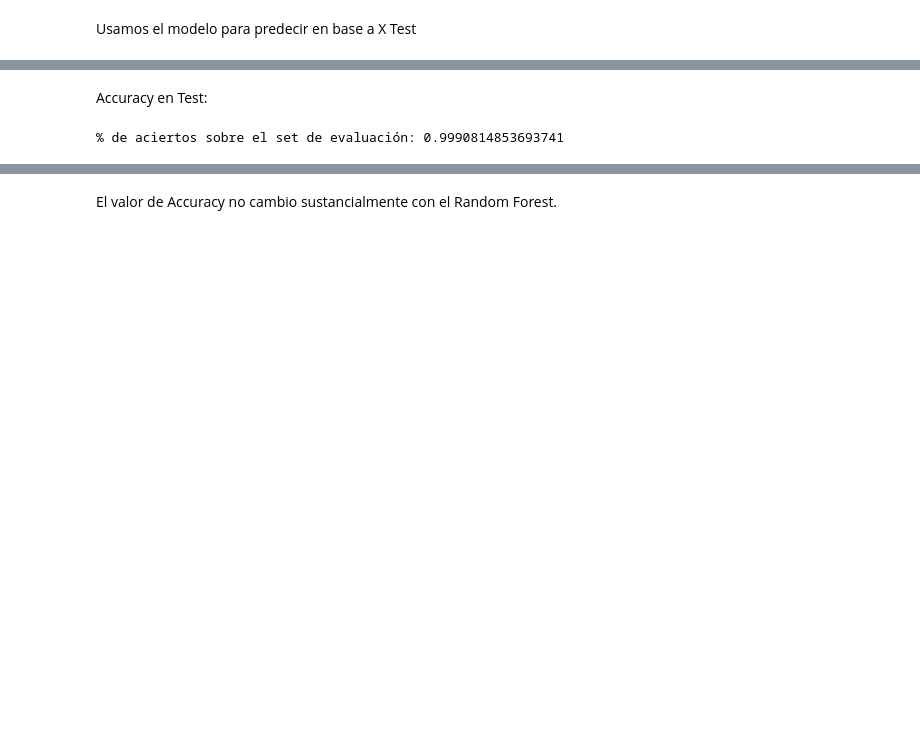
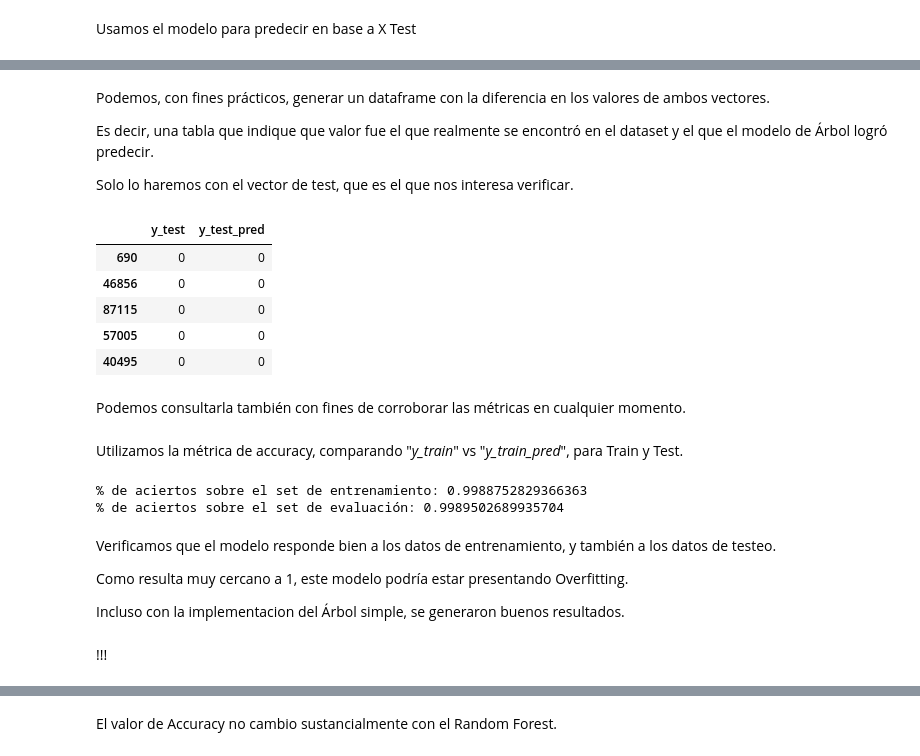
Before and after one commit to Juampo933/Fraud_Prediction_Model, a Jupyter notebook: 2da_Entrega_Algoritmos_de_clasificación_Análisis_de_Fraudes_Borges_Poggio_Cortez.ipynb, the cells around one changed output, grey strips where cells are left out. Drawn from its saved outputs; the diff is of its cells as text; code cells hidden in the pictures; blank space fills up the shorter version.

```diff
--- a/2da_Entrega_Algoritmos_de_clasificación_Análisis_de_Fraudes_Borges_Poggio_Cortez.ipynb
+++ b/2da_Entrega_Algoritmos_de_clasificación_Análisis_de_Fraudes_Borges_Poggio_Cortez.ipynb
@@ -772,8 +795,0 @@ y_test_pred = model.predict(x_test)
-# %% [markdown]
-Accuracy en Test:
-# %%
-
-test_accuracy = accuracy_score(y_test, y_test_pred)
-print('% de aciertos sobre el set de evaluación:',test_accuracy)
-# %% [output]
-% de aciertos sobre el set de evaluación: 0.9990814853693741
@@ -779,0 +799,43 @@ print('% de aciertos sobre el set de evaluación:',test_accuracy)
+# %% [markdown]
+Podemos, con fines prácticos, generar un dataframe con la diferencia en los valores de ambos vectores.
+
+Es decir, una tabla que indique que valor fue el que realmente se encontró en el dataset y el que el modelo de Árbol logró predecir.
+
+Solo lo haremos con el vector de test, que es el que nos interesa verificar.
+# %%
+df_dif = pd.DataFrame({'y_test':y_test ,'y_test_pred':y_test_pred})
+df_dif.head()
+# %% [output]
+|  | y_test | y_test_pred |
+| 690 | 0 | 0 |
+| 46856 | 0 | 0 |
+| 87115 | 0 | 0 |
+| 57005 | 0 | 0 |
+| 40495 | 0 | 0 |
+# %% [markdown]
+Podemos consultarla también con fines de corroborar las métricas en cualquier momento.
+# %% [markdown]
+Utilizamos la métrica de accuracy, comparando "*y_train*" vs "*y_train_pred*", para Train y Test.
+# %%
+from sklearn.metrics import accuracy_score
+
+
+train_accuracy = accuracy_score(y_train, y_train_pred)
+
+print('% de aciertos sobre el set de entrenamiento:', train_accuracy)
+
+
+test_accuracy = accuracy_score(y_test, y_test_pred)
+
+print('% de aciertos sobre el set de evaluación:', test_accuracy)
+# %% [output]
+% de aciertos sobre el set de entrenamiento: 0.9988752829366363
+% de aciertos sobre el set de evaluación: 0.9989502689935704
+# %% [markdown]
+Verificamos que el modelo responde bien a los datos de entrenamiento, y también a los datos de testeo.
+
+Como resulta muy cercano a 1, este modelo podría estar presentando Overfitting.
+
+Incluso con la implementacion del Árbol simple, se generaron buenos resultados.
+# %% [markdown]
+!!!
```
Also changed, not shown: parts of 106 cells of this notebook.
